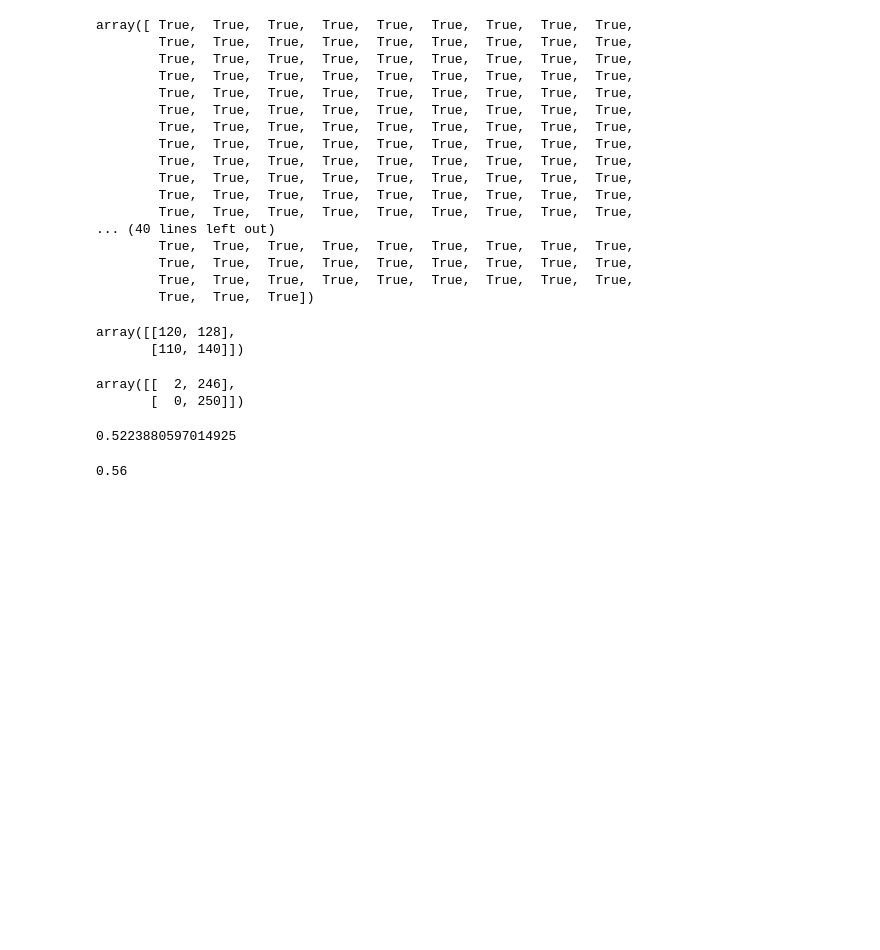
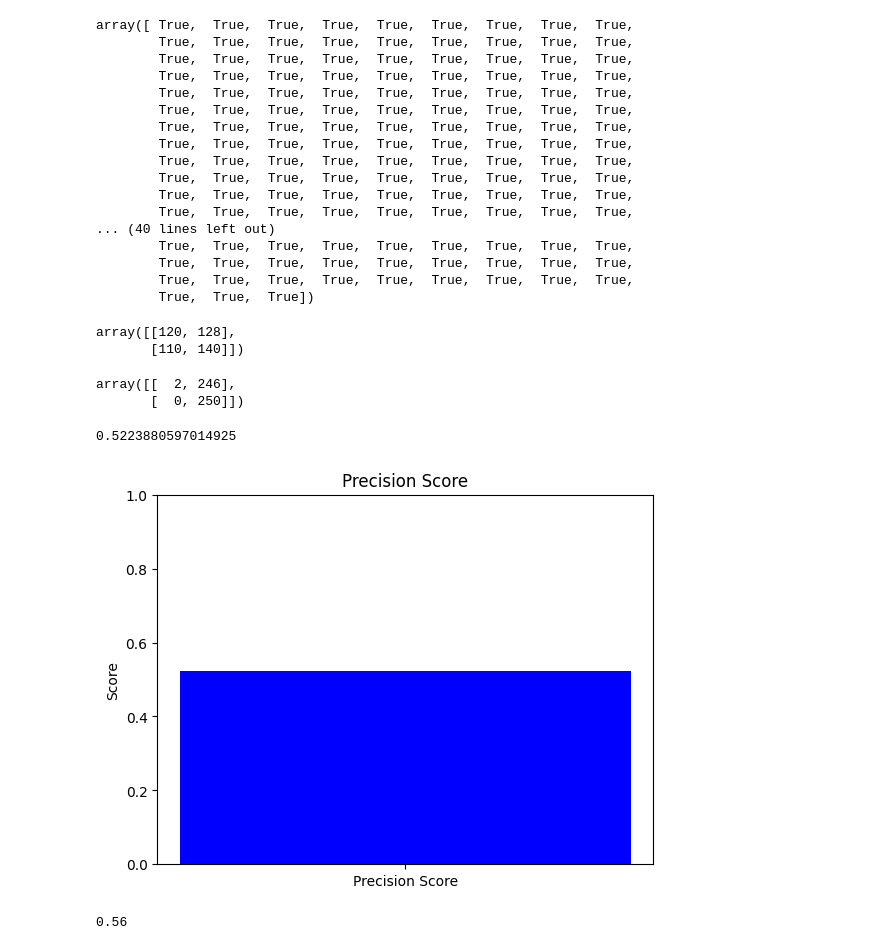
Before and after one commit to Fauzan555/House_price_prediction, a Jupyter notebook: Using_Logistic_reg.ipynb, the cells around one changed output. Cells and saved outputs as stored; diff of their text form; code cells hidden in the pictures; blank space fills up the shorter version.

```diff
--- a/Using_Logistic_reg.ipynb
+++ b/Using_Logistic_reg.ipynb
@@ -304,6 +304,17 @@ from sklearn.metrics import precision_score,recall_score
 precision_score(y,y_pred)
 # %% [output]
 0.5223880597014925
+# %%
+import matplotlib.pyplot as plt
+precision = precision_score(y, y_pred)
+# Plotting
+plt.bar(['Precision Score'], [precision], color='blue')
+plt.ylabel('Score')
+plt.title('Precision Score')
+plt.ylim(0, 1)  # Precision ranges from 0 to 1
+plt.show()
+# %% [output]
+[figure, added]
 # %%
 recall_score(y,y_pred)
 # %% [output]
```
Also changed, not shown: parts of 4 cells of this notebook.
